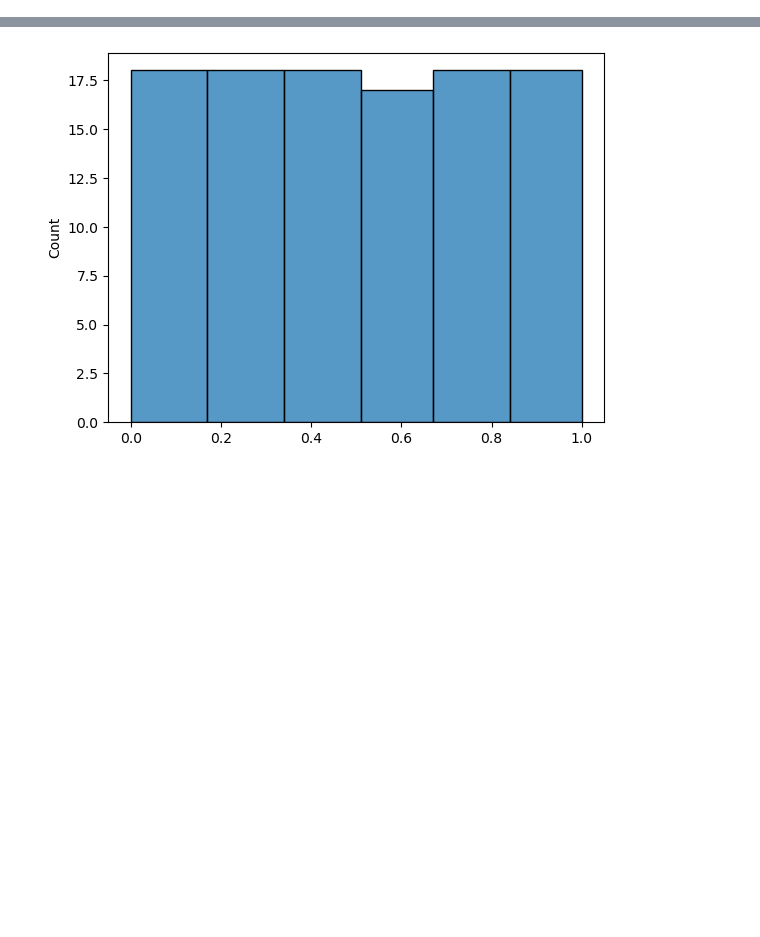
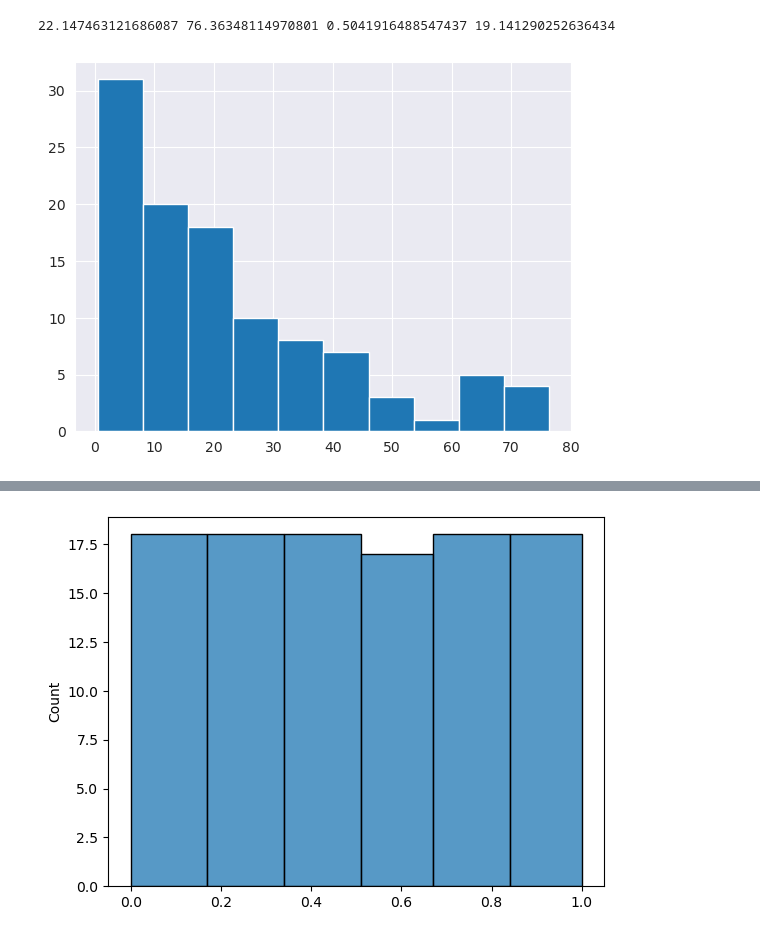
Before and after one commit to rhoP/MLgSA_GCNN, a Jupyter notebook: anal/Analysis.ipynb, the cells around one changed output, grey strips where cells are left out. Saved outputs shown, nothing was run; the diff lists cells and outputs as text; code cells hidden in the pictures; blank space fills up the shorter version.

```diff
--- a/anal/Analysis.ipynb
+++ b/anal/Analysis.ipynb
@@ -143,0 +141,3 @@ mesh.points.shape
+# %%
+data_list = torch.load('../export/dataset.pt')
+del data_list[33]
@@ -143,0 +158,4 @@ mesh.points.shape
+# %%
+# Means and Stds
+
+ys = [pt.y for pt in data_list]
@@ -143,0 +169,10 @@ mesh.points.shape
+# %%
+print(mean_y, max_y, min_y, std_y)
+# %% [output]
+22.147463121686087 76.36348114970801 0.5041916488547437 19.141290252636434
+# %%
+counts, bins = np.histogram([pt.y for pt in data_list])
+plt.hist(ys)
+plt.savefig('../export/nonunifhist.pdf', format='pdf')
+# %% [output]
+[figure, added]
```
Also changed, not shown: parts of 51 cells of this notebook, 13 other files.
